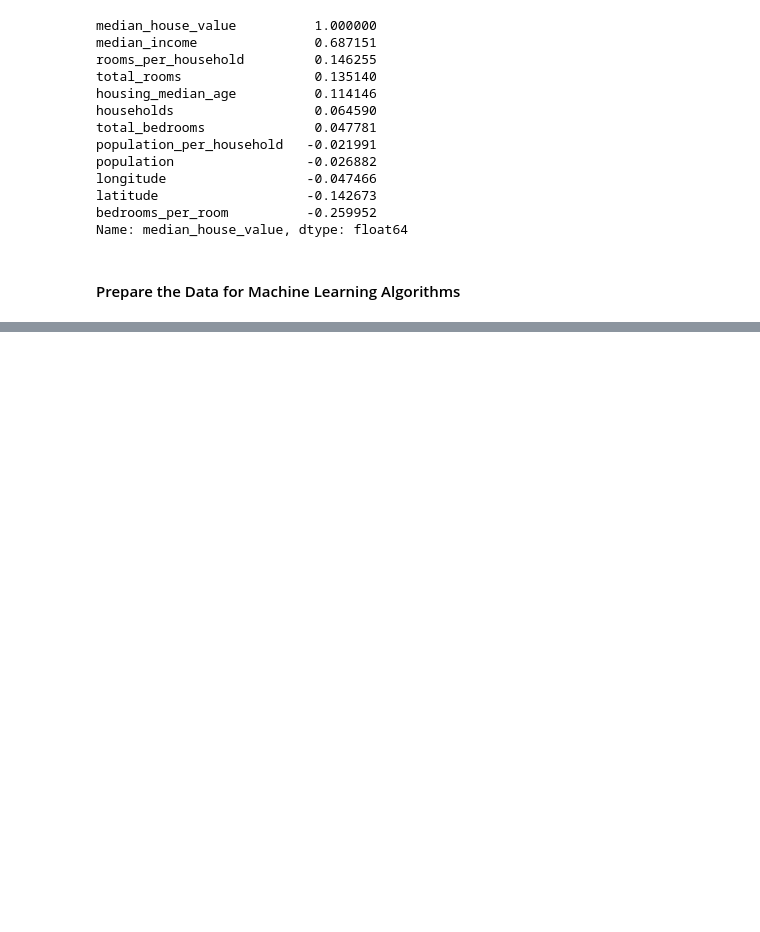
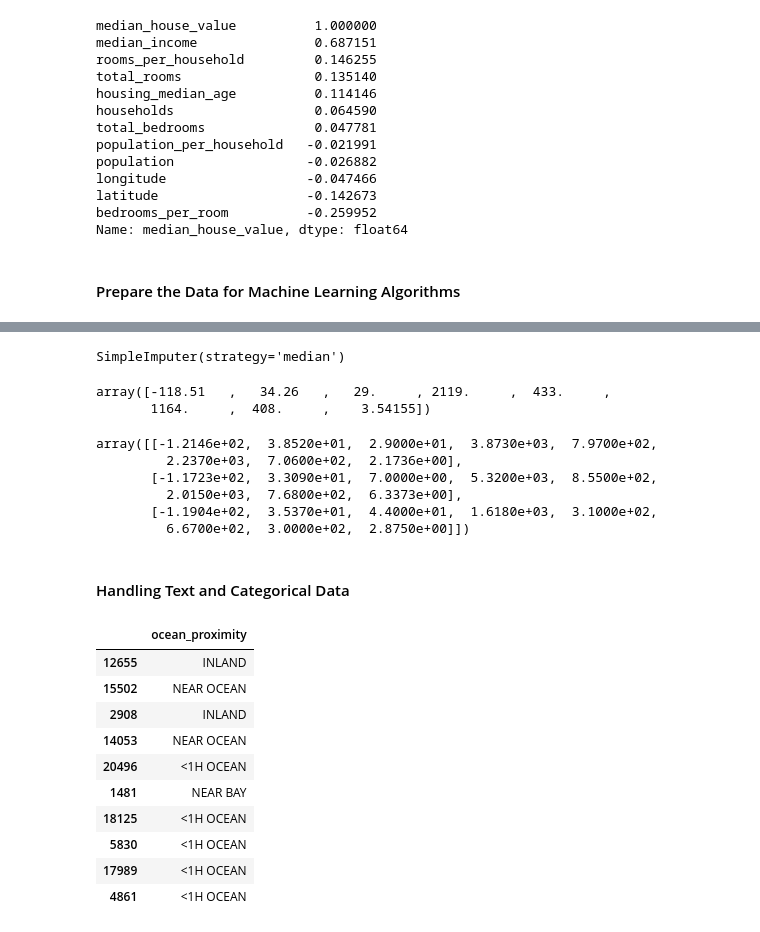
Before and after one commit to tech-ml-quant-luv/machine_learning, a Jupyter notebook: Hands_on_machine_learning_book/end_to_end_machine_learning_project.ipynb, the cells around one changed output, grey strips where cells are left out. Cells and saved outputs as stored; diff of their text form; code cells hidden in the pictures; blank space fills up the shorter version.

```diff
--- a/Hands_on_machine_learning_book/end_to_end_machine_learning_project.ipynb
+++ b/Hands_on_machine_learning_book/end_to_end_machine_learning_project.ipynb
@@ -334,3 +365,8 @@ bedrooms_per_room          -0.259952
 Name: median_house_value, dtype: float64
 # %% [markdown]
 #### Prepare the Data for Machine Learning Algorithms
+# %%
+housing = strat_train_set.drop(
+    "median_house_value", axis=1
+)  # (note that drop() creates a copy of the data and does not affect strat_train_set):
+housing_labels = strat_train_set["median_house_value"].copy()
@@ -336,0 +375,5 @@ Name: median_house_value, dtype: float64
+# %%
+housing.dropna(subset=["total_bedrooms"])  # option 1
+housing.drop("total_bedrooms", axis=1)  # option 2
+median = housing["total_bedrooms"].median()  # option 3
+housing["total_bedrooms"].fillna(median, inplace=True)
@@ -336,0 +404,19 @@ Name: median_house_value, dtype: float64
+# %%
+imputer.fit(housing_num)
+# %% [output]
+SimpleImputer(strategy='median')
+# %%
+imputer.statistics_
+# %% [output]
+array([-118.51   ,   34.26   ,   29.     , 2119.     ,  433.     ,
+       1164.     ,  408.     ,    3.54155])
+# %%
+X = imputer.transform(housing_num)
+X[:3]
+# %% [output]
+array([[-1.2146e+02,  3.8520e+01,  2.9000e+01,  3.8730e+03,  7.9700e+02,
+         2.2370e+03,  7.0600e+02,  2.1736e+00],
+       [-1.1723e+02,  3.3090e+01,  7.0000e+00,  5.3200e+03,  8.5500e+02,
+         2.0150e+03,  7.6800e+02,  6.3373e+00],
+       [-1.1904e+02,  3.5370e+01,  4.4000e+01,  1.6180e+03,  3.1000e+02,
+         6.6700e+02,  3.0000e+02,  2.8750e+00]])
@@ -336,0 +425,17 @@ Name: median_house_value, dtype: float64
+# %% [markdown]
+#### Handling Text and Categorical Data
+# %%
+housing_cat = housing[["ocean_proximity"]]
+housing_cat.head(10)
+# %% [output]
+|  | ocean_proximity |
+| 12655 | INLAND |
+| 15502 | NEAR OCEAN |
+| 2908 | INLAND |
+| 14053 | NEAR OCEAN |
+| 20496 | <1H OCEAN |
+| 1481 | NEAR BAY |
+| 18125 | <1H OCEAN |
+| 5830 | <1H OCEAN |
+| 17989 | <1H OCEAN |
+| 4861 | <1H OCEAN |
```
Also changed, not shown: parts of 26 cells of this notebook, 3 other files.
